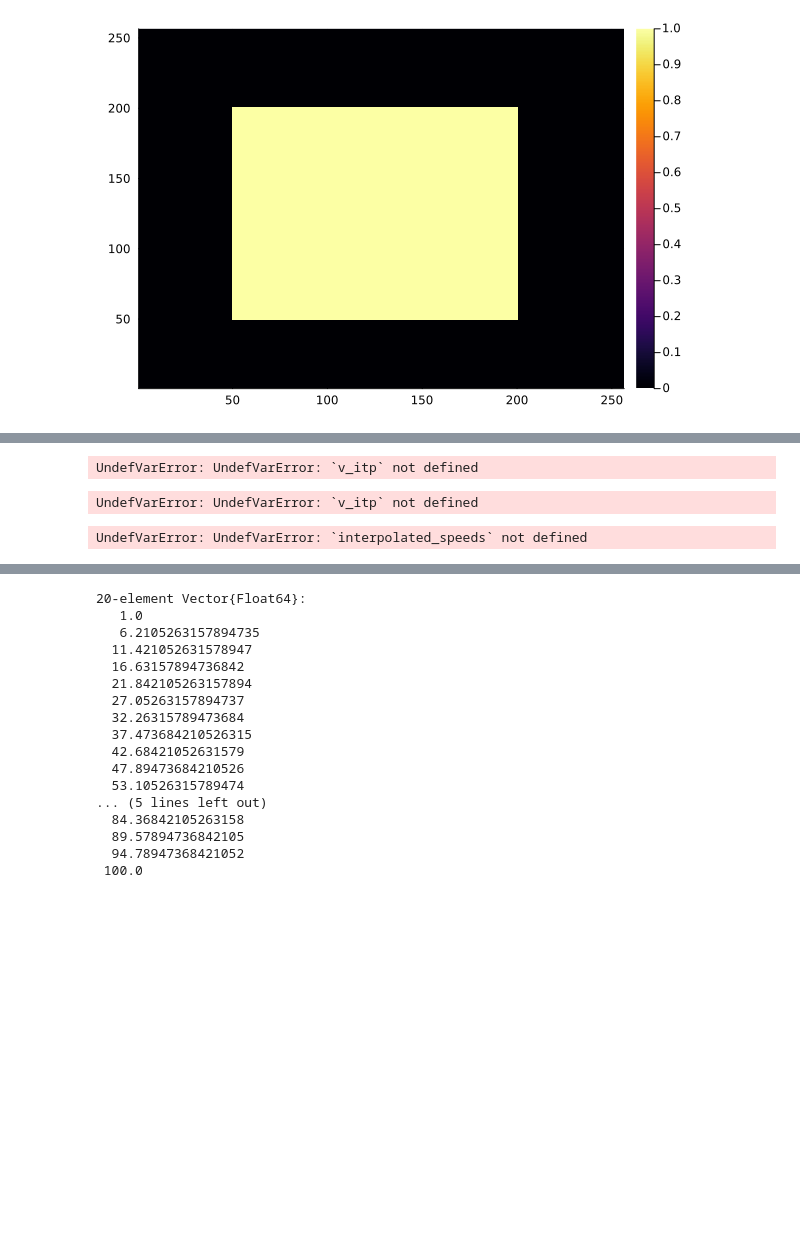
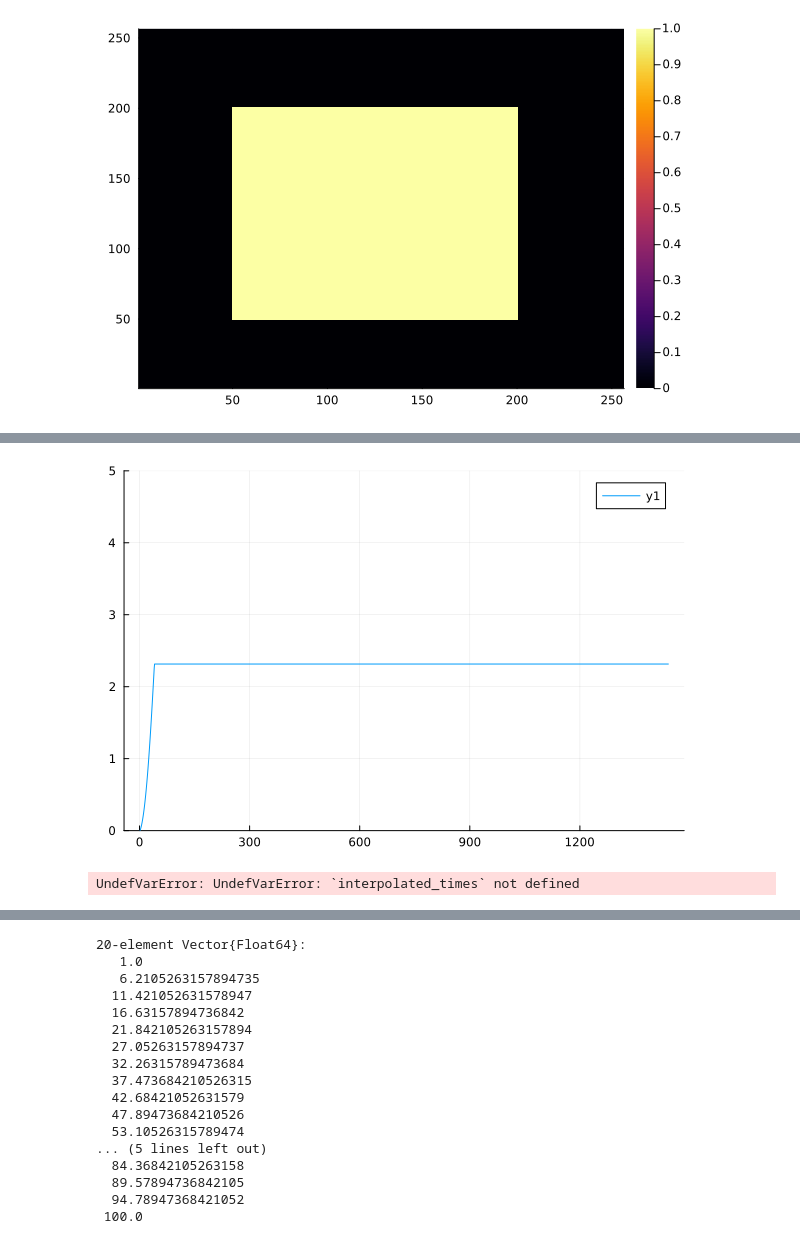
Before and after one commit to dasc-lab/adaptive-ocean-exploration-sim, a Jupyter notebook: Non-Uniform sections - Ergodic Search_speed_control.ipynb, the cells around one changed output, grey strips where cells are left out. Saved outputs shown, nothing was run; the diff lists cells and outputs as text; code cells hidden in the pictures; blank space fills up the shorter version.

Commit message:
Fully working speed and ergodic control

```diff
--- a/Non-Uniform sections - Ergodic Search_speed_control.ipynb
+++ b/Non-Uniform sections - Ergodic Search_speed_control.ipynb
@@ -482,22 +482,18 @@ UndefVarError: UndefVarError: `res_ergo` not defined
 # %%
 plot(speed)
 ylims!(0., 5.0)
 
-length(speed)
-interpolated_times = range(0, stop=170, length=2041)
-interpolated_speeds = [v_itp(t) for t in interpolated_times]
+# length(speed)
+# interpolated_times = range(0, stop=170, length=2041)
+# interpolated_speeds = [v_itp(t) for t in interpolated_times]
 # %% [output]
-UndefVarError: UndefVarError: `v_itp` not defined
+[figure, added]
-# %%
-v_itp
-# %% [output]
-UndefVarError: UndefVarError: `v_itp` not defined
 # %%
-gr()
-plot(interpolated_times, interpolated_speeds, lw=2.0, label="Desired speed profile")
-plot!(interpolated_times, speed, linestyle=:dash, lw=2.0, label ="Ergodic speed profile")
+# gr()
+# plot(interpolated_times, interpolated_speeds, lw=2.0, label="Desired speed profile")
+plot(interpolated_times, speed, linestyle=:dash, lw=2.0, label ="Ergodic speed profile")
 ylims!(0., 5.0)
 xlabel!("Time [min]")
 ylabel!("Speed [km/min]")
 # %% [output]
-UndefVarError: UndefVarError: `interpolated_speeds` not defined
+UndefVarError: UndefVarError: `interpolated_times` not defined
```
Also changed, not shown: parts of 22 cells of this notebook, 4 other files.
